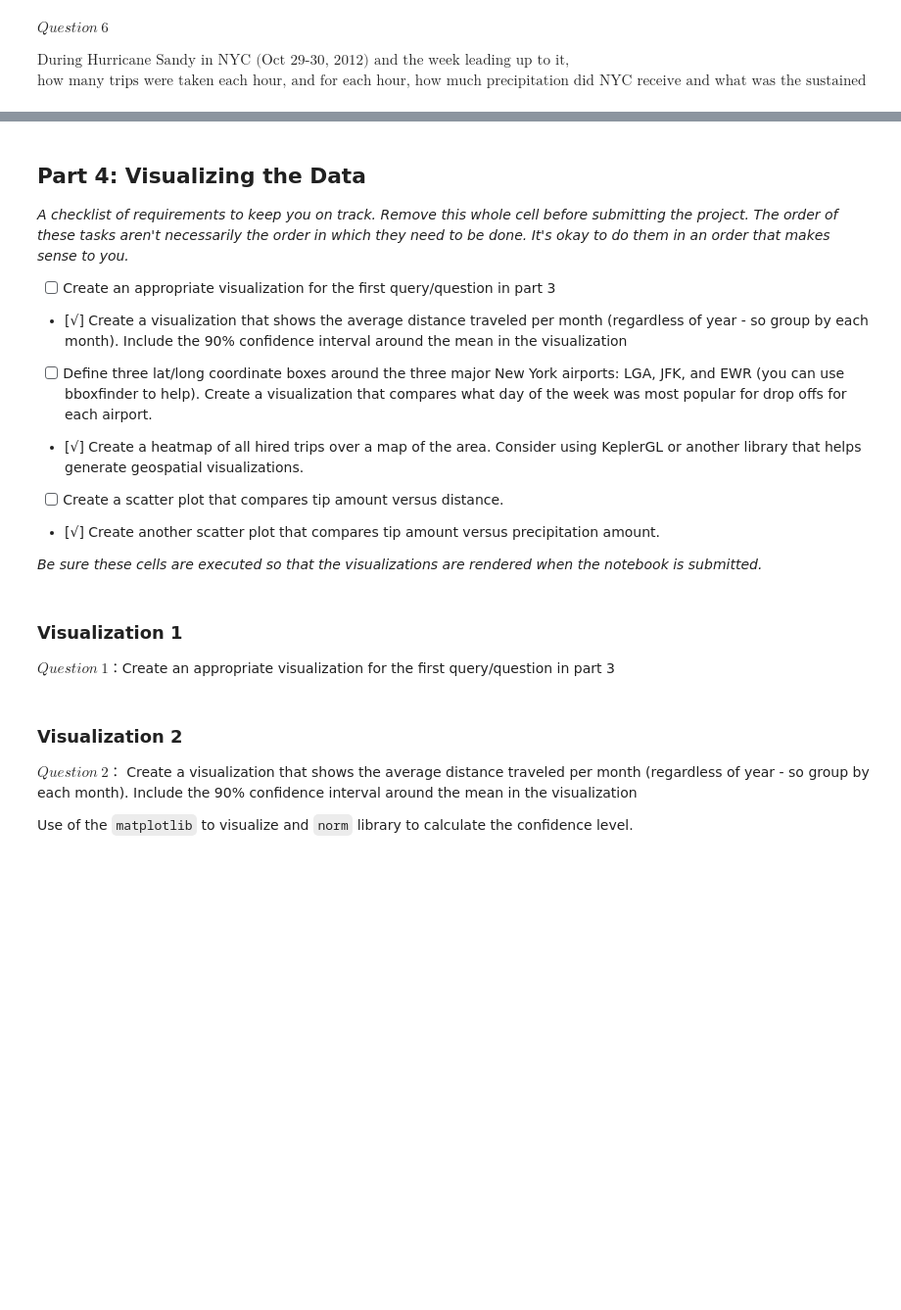
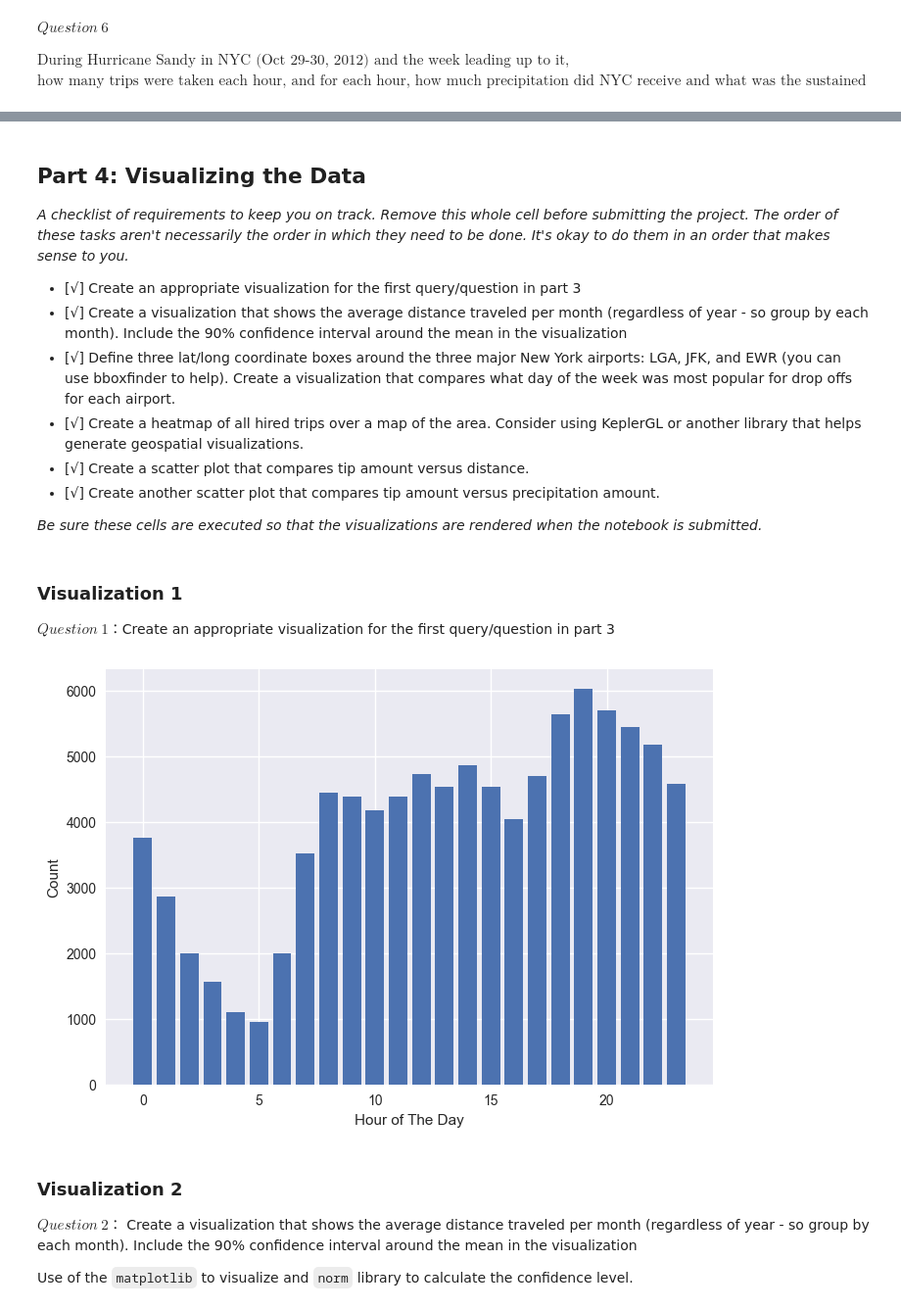
Before and after one commit to simplify1213/Project-4501-test, a Jupyter notebook: 4501 Project_V1.ipynb, the cells around one changed output, grey strips where cells are left out. Shown at 98% size. Saved outputs shown, nothing was run; the diff lists cells and outputs as text; code cells hidden in the pictures; blank space fills up the shorter version.

```diff
--- a/4501 Project_V1.ipynb
+++ b/4501 Project_V1.ipynb
@@ -702,11 +788,11 @@ write_query_to_file(QUERY_6, "Hurricane_trips_precipitation_windspeed_perhour.sq
 
 _A checklist of requirements to keep you on track. Remove this whole cell before submitting the project. The order of these tasks aren't necessarily the order in which they need to be done. It's okay to do them in an order that makes sense to you._
 
-* [ ] Create an appropriate visualization for the first query/question in part 3
+* [√] Create an appropriate visualization for the first query/question in part 3
 * [√] Create a visualization that shows the average distance traveled per month (regardless of year - so group by each month). Include the 90% confidence interval around the mean in the visualization
-* [ ] Define three lat/long coordinate boxes around the three major New York airports: LGA, JFK, and EWR (you can use bboxfinder to help). Create a visualization that compares what day of the week was most popular for drop offs for each airport.
+* [√] Define three lat/long coordinate boxes around the three major New York airports: LGA, JFK, and EWR (you can use bboxfinder to help). Create a visualization that compares what day of the week was most popular for drop offs for each airport.
 * [√] Create a heatmap of all hired trips over a map of the area. Consider using KeplerGL or another library that helps generate geospatial visualizations.
-* [ ] Create a scatter plot that compares tip amount versus distance.
+* [√] Create a scatter plot that compares tip amount versus distance.
 * [√] Create another scatter plot that compares tip amount versus precipitation amount.
 
 _Be sure these cells are executed so that the visualizations are rendered when the notebook is submitted._
@@ -714,7 +800,7 @@ _Be sure these cells are executed so that the visualizations are rendered when t
 ### Visualization 1
 $Question \ 1$：Create an appropriate visualization for the first query/question in part 3
 # %%
-def get_data_for_visual_1():
+def get_taxi_data_popular_hour_of_day():
     QUERY="""
     SELECT hour,COUNT(hour) FROM taxi
     WHERE pickup_datetime BETWEEN "2009-01-01" AND "2015-07-01"
@@ -724,8 +810,8 @@ def get_data_for_visual_1():
     x=pd.DataFrame(engine.execute(QUERY).fetchall(),columns=["Hour","Count"])
     return x
 # %%
-def plot_visual_1():
-    x = get_data_for_visual_1()
+def plot_visual_popular_hour_of_day():
+    x = get_taxi_data_popular_hour_of_day()
     plt.bar(x["Hour"],x["Count"])
     plt.xlabel("Hour of The Day")
     plt.ylabel("Count")
@@ -735,3 +819,7 @@ plot_visual_1()
+# %%
+plot_visual_popular_hour_of_day()
+# %% [output]
+[figure, added]
 # %% [markdown]
 ### Visualization 2
 $Question \ 2$：
```
Also changed, not shown: parts of 45 cells of this notebook.
